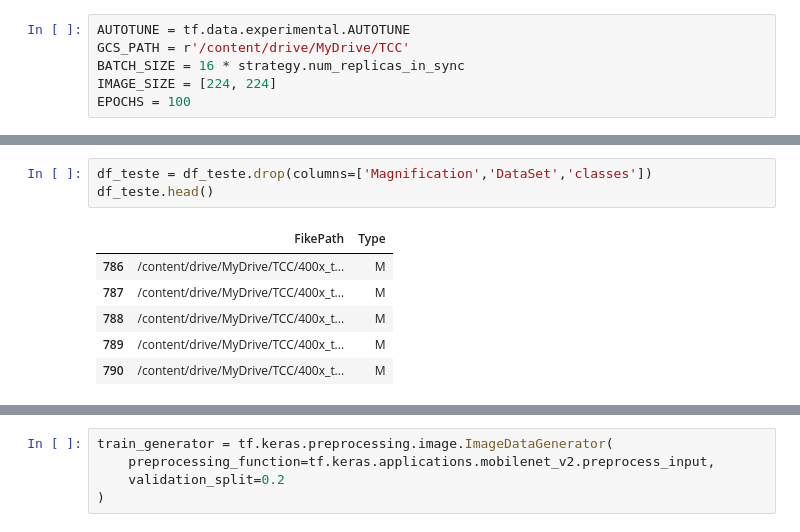
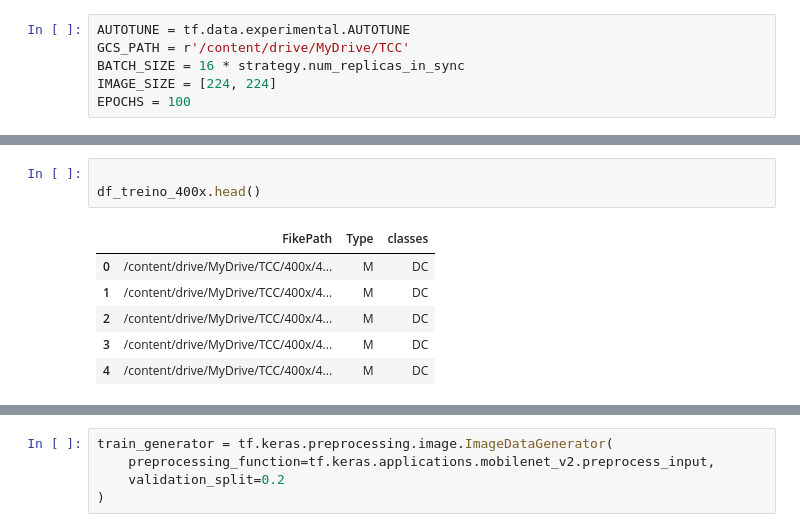
Before and after one commit to RodrigoOBC/TCC-CienciaDados, a Jupyter notebook: Resnet_TCC_MB.ipynb, the cells around one changed output, grey strips where cells are left out. Saved outputs shown, nothing was run; the diff lists cells and outputs as text.

```diff
--- a/Resnet_TCC_MB.ipynb
+++ b/Resnet_TCC_MB.ipynb
@@ -151,10 +142,10 @@ df_treino.head()
-# %%
-df_teste = df_teste.drop(columns=['Magnification','DataSet','classes'])
-df_teste.head()
-# %% [output]
-|  | FikePath | Type |
-| 786 | /content/drive/MyDrive/TCC/400x_t... | M |
-| 787 | /content/drive/MyDrive/TCC/400x_t... | M |
-| 788 | /content/drive/MyDrive/TCC/400x_t... | M |
-| 789 | /content/drive/MyDrive/TCC/400x_t... | M |
-| 790 | /content/drive/MyDrive/TCC/400x_t... | M |
+# %%
+
+df_treino_400x.head()
+# %% [output]
+|  | FikePath | Type | classes |
+| 0 | /content/drive/MyDrive/TCC/400x/4... | M | DC |
+| 1 | /content/drive/MyDrive/TCC/400x/4... | M | DC |
+| 2 | /content/drive/MyDrive/TCC/400x/4... | M | DC |
+| 3 | /content/drive/MyDrive/TCC/400x/4... | M | DC |
+| 4 | /content/drive/MyDrive/TCC/400x/4... | M | DC |
```
Also changed, not shown: parts of 39 cells of this notebook.
